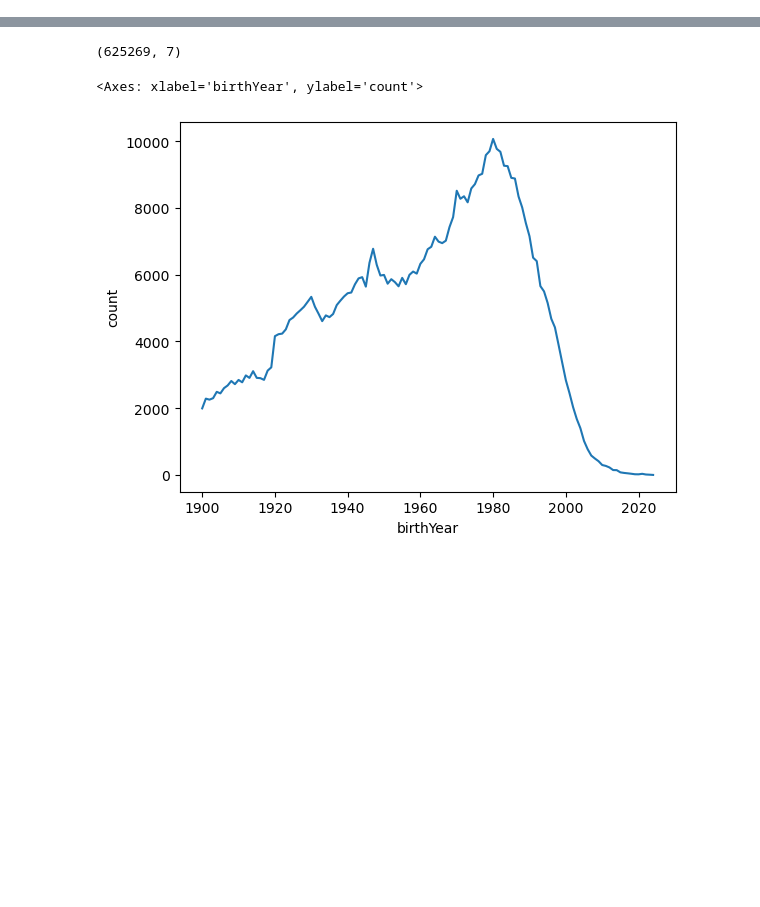
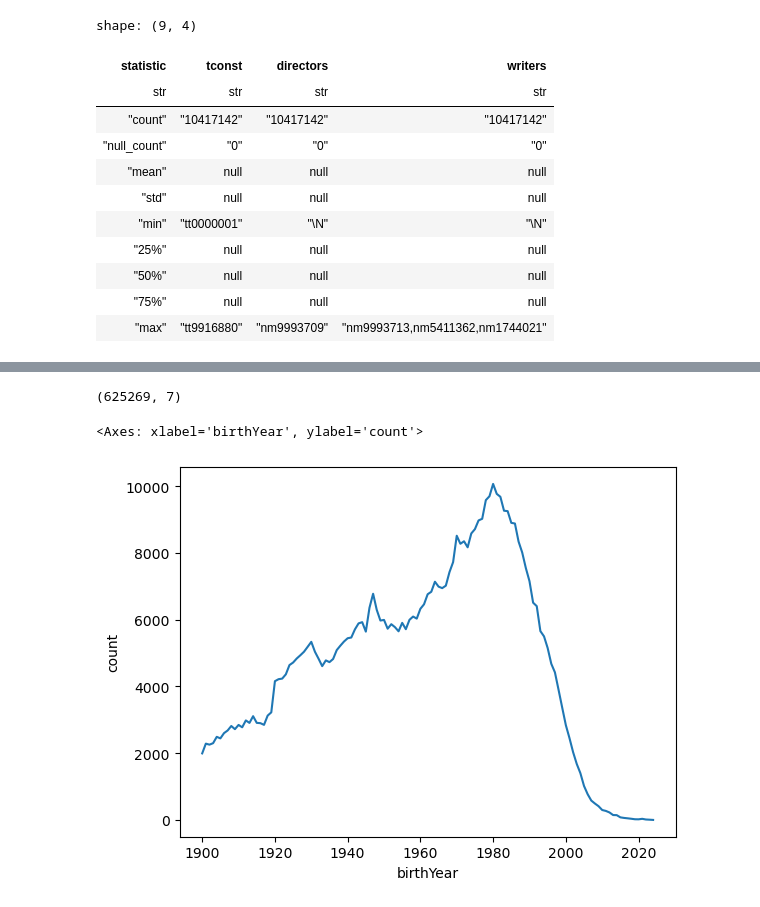
Before and after one commit to bradk54/IMDB_Fun, a Jupyter notebook: Notebooks/1_0_load_data.ipynb, the cells around one changed output, grey strips where cells are left out. Saved outputs shown, nothing was run; the diff lists cells and outputs as text; code cells hidden in the pictures; blank space fills up the shorter version.

```diff
--- a/Notebooks/1_0_load_data.ipynb
+++ b/Notebooks/1_0_load_data.ipynb
@@ -24,0 +50,19 @@ sys.path.append(src_path)
+# %%
+# load title directly from tsv
+title_aka = pl.read_csv(
+    "/Users/bradkittrell/Projects/imdb/IMDB_Fun/Data/raw/title.crew.tsv", separator="\t")
+# %%
+title_aka.describe()
+# %% [output]
+shape: (9, 4)
+| statistic | tconst | directors | writers |
+| str | str | str | str |
+| "count" | "10417142" | "10417142" | "10417142" |
+| "null_count" | "0" | "0" | "0" |
+| "mean" | null | null | null |
+| "std" | null | null | null |
+| "min" | "tt0000001" | "\N" | "\N" |
+| "25%" | null | null | null |
+| "50%" | null | null | null |
+| "75%" | null | null | null |
+| "max" | "tt9916880" | "nm9993709" | "nm9993713,nm5411362,nm1744021" |
```
Also changed, not shown: parts of 21 cells of this notebook, 8 other files.
